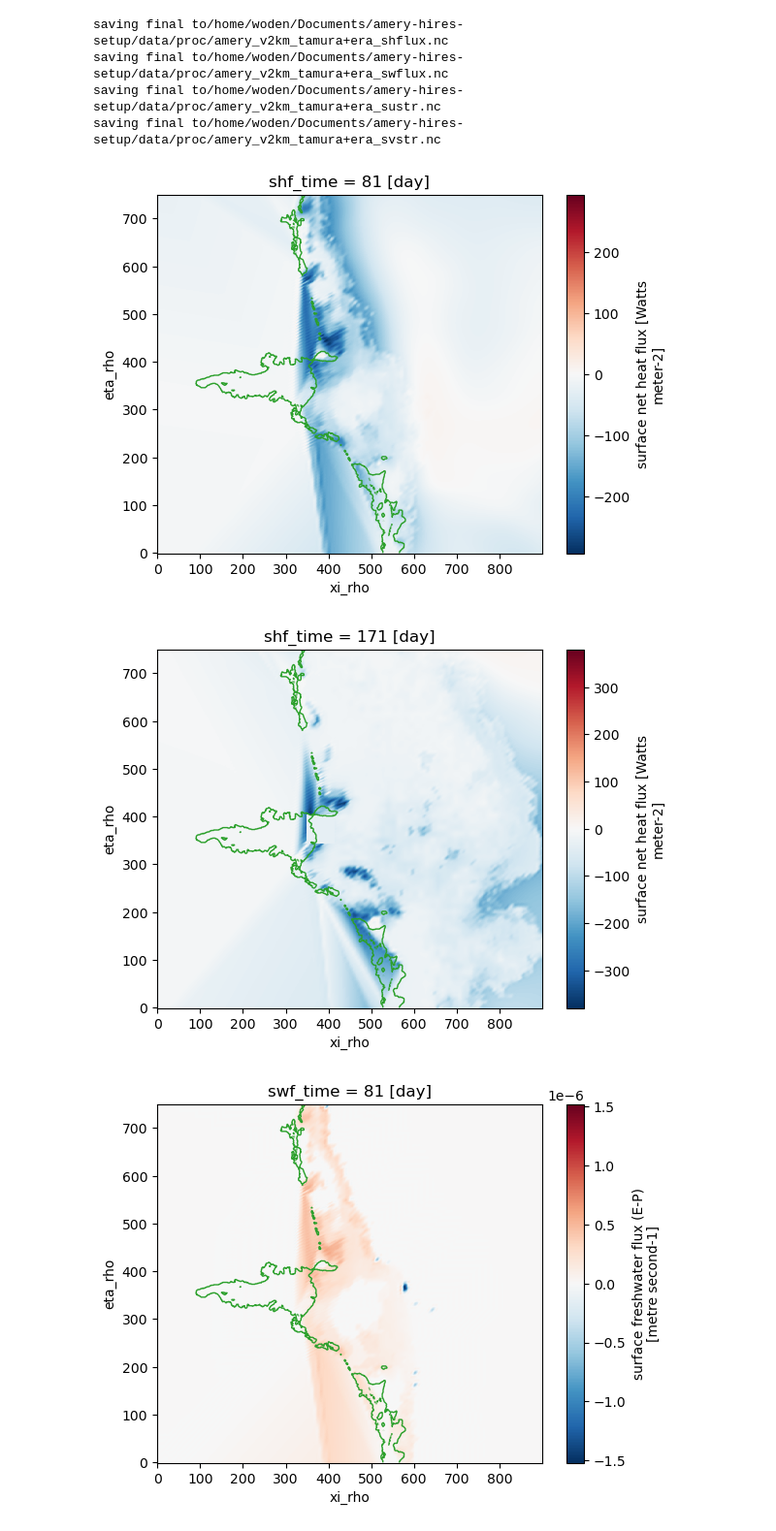
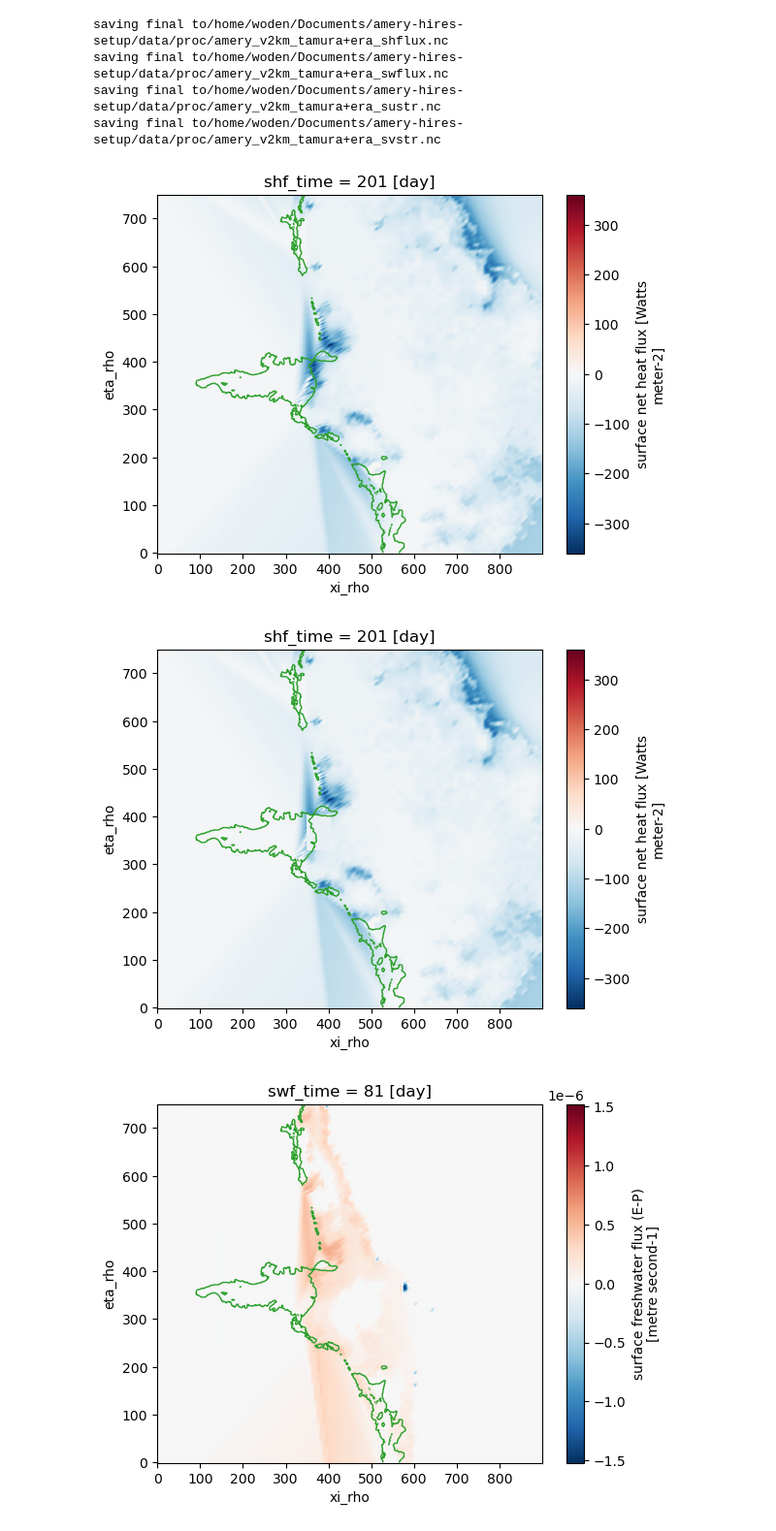
Before and after one commit to dgwyther/amery-hires, a Jupyter notebook: notebooks/make_sbc-amery_tamuraera_noMackenzie.ipynb, the cells around one changed output. Shown at 97% size. Drawn from its saved outputs; the diff is of its cells as text; code cells hidden in the pictures.

```diff
--- a/notebooks/make_sbc-amery_tamuraera_noMackenzie.ipynb
+++ b/notebooks/make_sbc-amery_tamuraera_noMackenzie.ipynb
@@ -443,23 +443,23 @@ saving final to/home/woden/Documents/amery-hires-setup/data/proc/amery_v2km_tamu
 old_shflux = xr.open_dataset(os.path.join(data_dir,'proc',run+'_tamura+era_'+'shflux.nc'))
 old_swflux = xr.open_dataset(os.path.join(data_dir,'proc',run+'_tamura+era_'+'swflux.nc'))
 # %%
-mac_xi=slice(350,415)
-mac_eta=slice(345,405)
+mac_xi=slice(350,405)
+mac_eta=slice(330,406)
 
 new_shflux=old_shflux.copy()
 
 
-old_shflux.shflux.isel(shf_time=80).plot()
+old_shflux.shflux.isel(shf_time=200).plot()
 co1 = plt.contour(R_grid.zice*R_grid.mask_rho,levels=(-1,0),colors='C2',linestyles='-',linewidths=1)
 plt.show()
 for tt in range(len(new_shflux.shf_time)):
     new_shflux.shflux[tt,mac_eta,mac_xi]=new_shflux.shflux[tt,330,450]
 
-new_shflux.shflux.isel(shf_time=170).plot()
+new_shflux.shflux.isel(shf_time=200).plot()
 co1 = plt.contour(R_grid.zice*R_grid.mask_rho,levels=(-1,0),colors='C2',linestyles='-',linewidths=1)
 
 # new_shflux.shflux
 # %% [output]
-[figure, old version]
+[figure, new version]
-[figure, old version]
+[figure, new version]
 # %%
```
Also changed, not shown: parts of 3 cells of this notebook, 1 other file.
